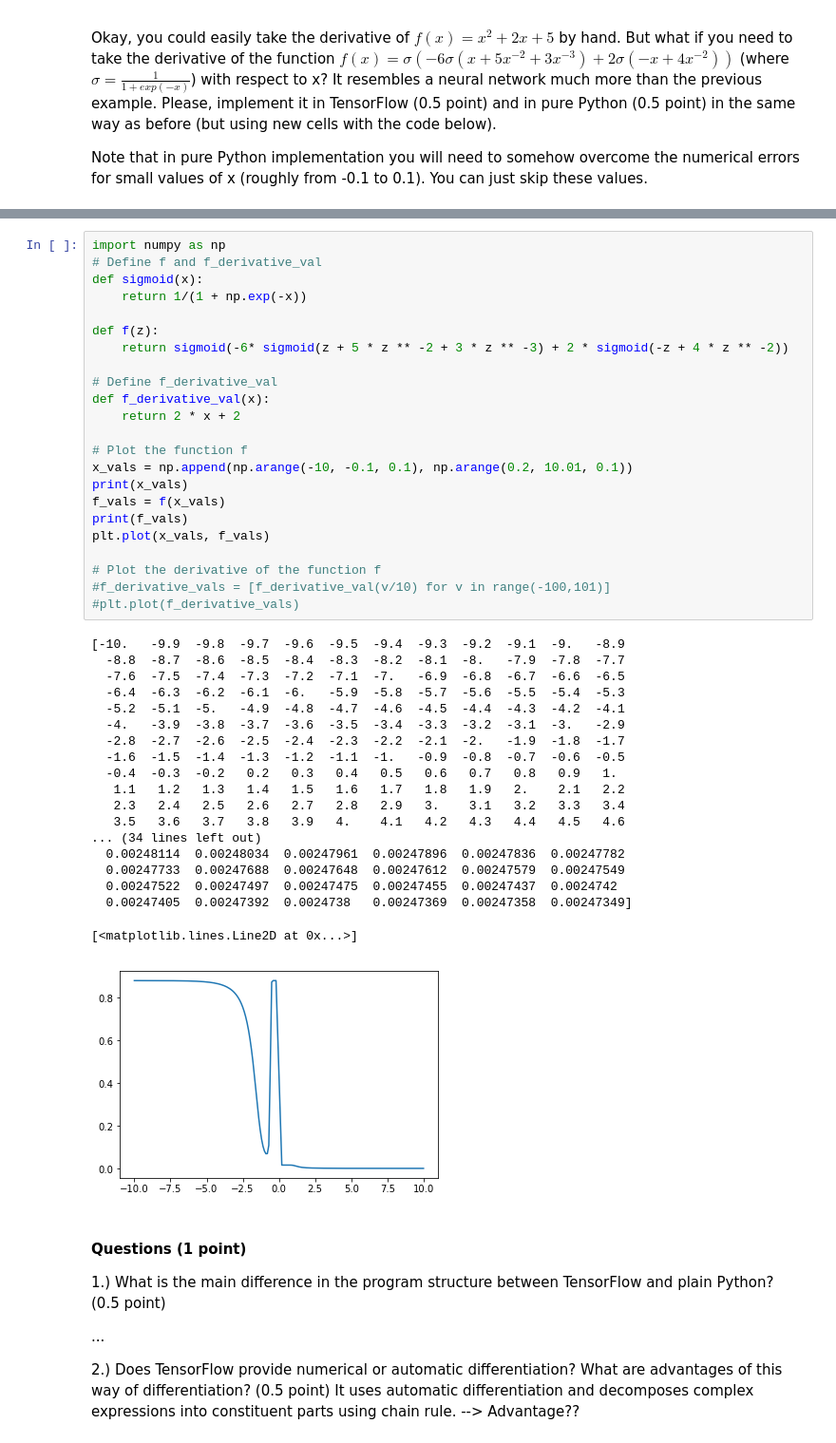
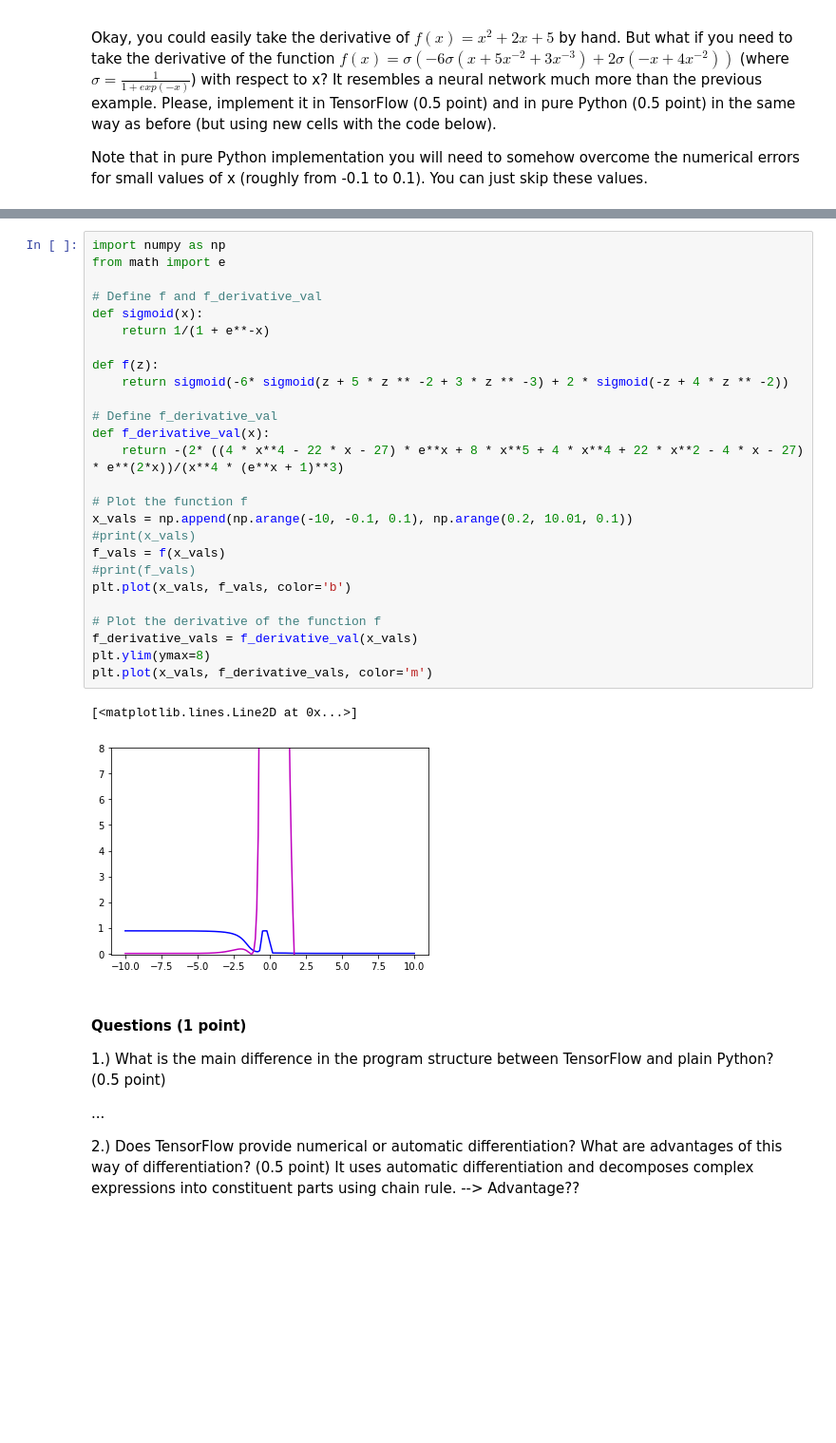
Before and after one commit to RainbowRevenge/NNIA, a Jupyter notebook: nniasheet2final.ipynb, the cells around one changed output, grey strips where cells are left out. Shown: that part at 95% size. Saved outputs shown, nothing was run; the diff lists cells and outputs as text; blank space fills up the shorter version.

```diff
--- a/nniasheet2final.ipynb
+++ b/nniasheet2final.ipynb
@@ -295,47 +295,33 @@ plt.plot(x_vals,d_values, color='m')
 [figure]
 # %%
 import numpy as np
+from math import e
+
 # Define f and f_derivative_val
 def sigmoid(x):
-    return 1/(1 + np.exp(-x))
+    return 1/(1 + e**-x)
 
 def f(z):
     return sigmoid(-6* sigmoid(z + 5 * z ** -2 + 3 * z ** -3) + 2 * sigmoid(-z + 4 * z ** -2))
 
 # Define f_derivative_val
 def f_derivative_val(x):
-    return 2 * x + 2
+    return -(2* ((4 * x**4 - 22 * x - 27) * e**x + 8 * x**5 + 4 * x**4 + 22 * x**2 - 4 * x - 27) * e**(2*x))/(x**4 * (e**x + 1)**3)
 
 # Plot the function f
 x_vals = np.append(np.arange(-10, -0.1, 0.1), np.arange(0.2, 10.01, 0.1))
-print(x_vals)
+#print(x_vals)
 f_vals = f(x_vals)
-print(f_vals)
-plt.plot(x_vals, f_vals)
+#print(f_vals)
+plt.plot(x_vals, f_vals, color='b')
 
 # Plot the derivative of the function f
-#f_derivative_vals = [f_derivative_val(v/10) for v in range(-100,101)]
-#plt.plot(f_derivative_vals)
+f_derivative_vals = f_derivative_val(x_vals)
+plt.ylim(ymax=8)
+plt.plot(x_vals, f_derivative_vals, color='m')
 # %% [output]
-[-10.   -9.9  -9.8  -9.7  -9.6  -9.5  -9.4  -9.3  -9.2  -9.1  -9.   -8.9
-  -8.8  -8.7  -8.6  -8.5  -8.4  -8.3  -8.2  -8.1  -8.   -7.9  -7.8  -7.7
-  -7.6  -7.5  -7.4  -7.3  -7.2  -7.1  -7.   -6.9  -6.8  -6.7  -6.6  -6.5
-  -6.4  -6.3  -6.2  -6.1  -6.   -5.9  -5.8  -5.7  -5.6  -5.5  -5.4  -5.3
-  -5.2  -5.1  -5.   -4.9  -4.8  -4.7  -4.6  -4.5  -4.4  -4.3  -4.2  -4.1
-  -4.   -3.9  -3.8  -3.7  -3.6  -3.5  -3.4  -3.3  -3.2  -3.1  -3.   -2.9
-  -2.8  -2.7  -2.6  -2.5  -2.4  -2.3  -2.2  -2.1  -2.   -1.9  -1.8  -1.7
-  -1.6  -1.5  -1.4  -1.3  -1.2  -1.1  -1.   -0.9  -0.8  -0.7  -0.6  -0.5
-  -0.4  -0.3  -0.2   0.2   0.3   0.4   0.5   0.6   0.7   0.8   0.9   1.
-   1.1   1.2   1.3   1.4   1.5   1.6   1.7   1.8   1.9   2.    2.1   2.2
-   2.3   2.4   2.5   2.6   2.7   2.8   2.9   3.    3.1   3.2   3.3   3.4
-   3.5   3.6   3.7   3.8   3.9   4.    4.1   4.2   4.3   4.4   4.5   4.6
-... (34 lines left out)
-  0.00248114  0.00248034  0.00247961  0.00247896  0.00247836  0.00247782
-  0.00247733  0.00247688  0.00247648  0.00247612  0.00247579  0.00247549
-  0.00247522  0.00247497  0.00247475  0.00247455  0.00247437  0.0024742
-  0.00247405  0.00247392  0.0024738   0.00247369  0.00247358  0.00247349]
+[<matplotlib.lines.Line2D at 0x...>]
-[<matplotlib.lines.Line2D at 0x...>]
-[figure, old version]
+[figure, new version]
 # %% [markdown]
 #### Questions (1 point)
 1.) What is the main difference in the program structure between TensorFlow and plain Python? (0.5 point)
```
Also changed, not shown: parts of 1 cell of this notebook.
